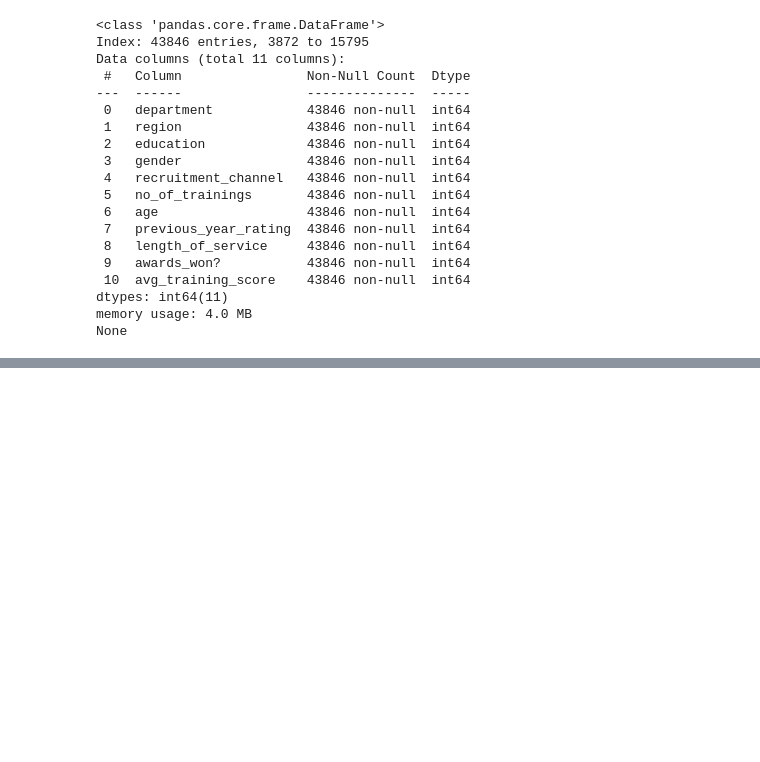
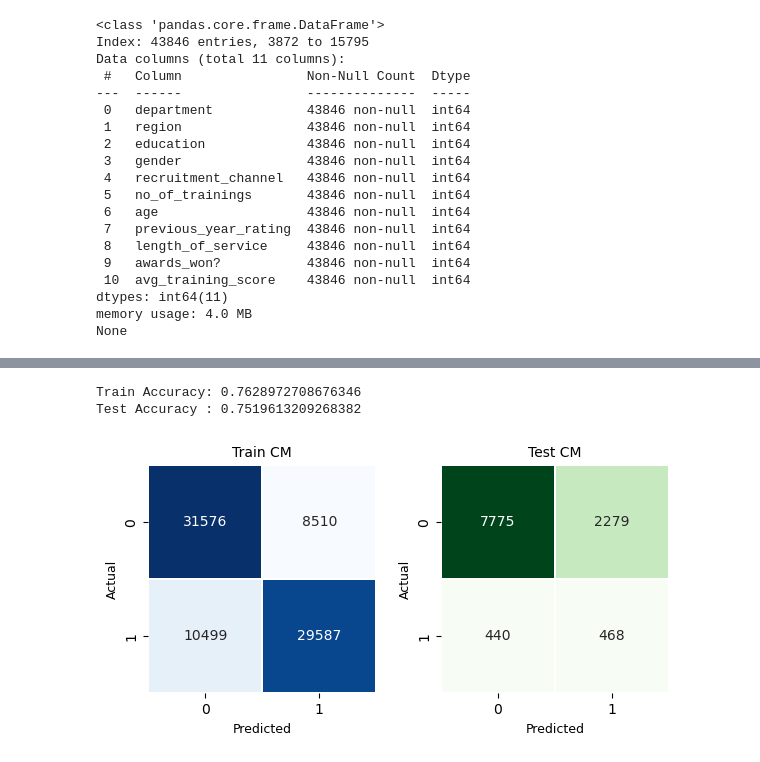
Before and after one commit to A713158/promotion_prediction_ML, a Jupyter notebook: HR_ML.ipynb, the cells around one changed output, grey strips where cells are left out. Saved outputs shown, nothing was run; the diff lists cells and outputs as text; code cells hidden in the pictures; blank space fills up the shorter version.

```diff
--- a/HR_ML.ipynb
+++ b/HR_ML.ipynb
@@ -680,0 +767,53 @@ OOB Score     : Not available for AdaBoost
+# %%
+#Random forest
+
+from sklearn.ensemble import RandomForestClassifier
+from sklearn.metrics import accuracy_score, confusion_matrix
+import matplotlib.pyplot as plt
+import seaborn as sns
+
+# Random Forest
+rf = RandomForestClassifier(
+    n_estimators=300,
+    max_depth=8,
+    min_samples_split=10,
+    min_samples_leaf=5,
+    random_state=10,
+    n_jobs=-1
+)
+
+# Fit model on SMOTE training data
+rf.fit(X_train_smote_dt, y_train_smote_dt)
+
+# Prediction & Evaluation
+y_train_pred = rf.predict(X_train_smote_dt)
+y_test_pred  = rf.predict(X_test_dt)
+
+print("\nTrain Accuracy:", accuracy_score(y_train_smote_dt, y_train_pred))
+print("Test Accuracy :", accuracy_score(y_test, y_test_pred))
+
+# Confusion matrices
+cm_train = confusion_matrix(y_train_smote_dt, y_train_pred)
+cm_test  = confusion_matrix(y_test, y_test_pred)
+
+# Plot smaller, compact side-by-side heatmaps
+fig, axes = plt.subplots(1, 2, figsize=(6, 3))  # smaller figure
+
+sns.heatmap(cm_train, annot=True, fmt="d", cmap="Blues", ax=axes[0],
+            cbar=False, square=True, linewidths=0.3, annot_kws={"size": 10})
+axes[0].set_title("Train CM", fontsize=10)
+axes[0].set_xlabel("Predicted", fontsize=9)
+axes[0].set_ylabel("Actual", fontsize=9)
+
+sns.heatmap(cm_test, annot=True, fmt="d", cmap="Greens", ax=axes[1],
+            cbar=False, square=True, linewidths=0.3, annot_kws={"size": 10})
+axes[1].set_title("Test CM", fontsize=10)
+axes[1].set_xlabel("Predicted", fontsize=9)
+axes[1].set_ylabel("Actual", fontsize=9)
+
+plt.tight_layout()
+plt.show()
+# %% [output]
+Train Accuracy: 0.7628972708676346
+Test Accuracy : 0.7519613209268382
+[figure, added]
```
Also changed, not shown: parts of 7 cells of this notebook.
